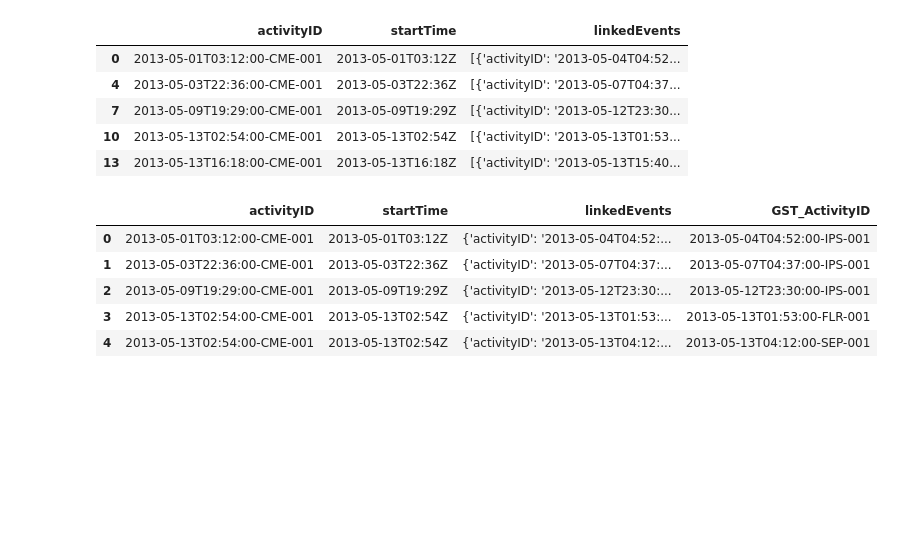
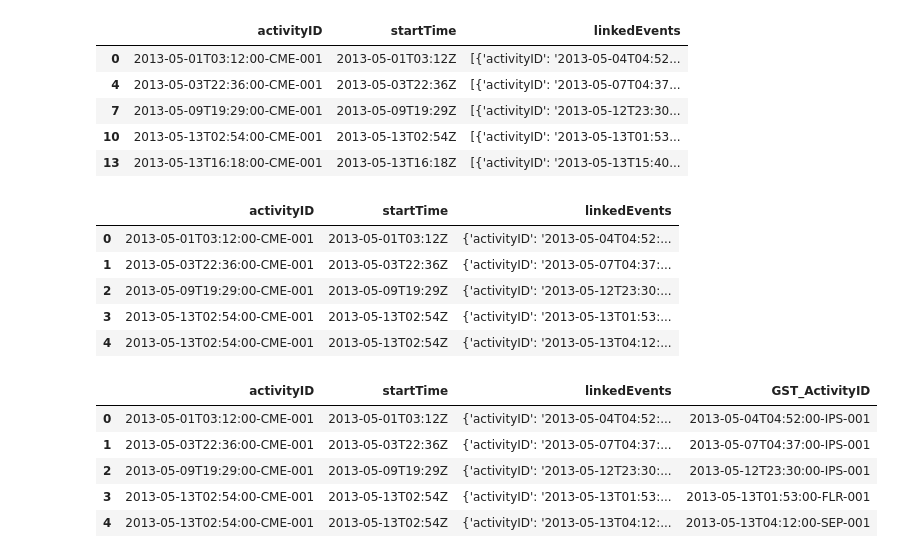
Before and after one commit to charm493/data-sourcing-challenge, a Jupyter notebook: Starter_Code/retrieve_data.ipynb, the cells around one changed output. Cells and saved outputs as stored; diff of their text form; code cells hidden in the pictures; blank space fills up the shorter version.

```diff
--- a/Starter_Code/retrieve_data.ipynb
+++ b/Starter_Code/retrieve_data.ipynb
@@ -64,8 +64,8 @@ print(json.dumps(cme_json[0], indent=4))
 df = pd.DataFrame(cme_json)
 df.head()
 # Keep only the columns: activityID, startTime, linkedEvents
-clear_df = df[["activityID", "startTime", "linkedEvents"]]
-clear_df.head()
+cme_df = df[["activityID", "startTime", "linkedEvents"]]
+cme_df.head()
 # %% [output]
 |  | activityID | startTime | linkedEvents |
 | 0 | 2013-05-01T03:12:00-CME-001 | 2013-05-01T03:12Z | [{'activityID': '2013-05-04T04:52... |
@@ -76,8 +76,8 @@ clear_df.head()
 # %%
 # Notice that the linkedEvents column allows us to identify the corresponding GST
 # Remove rows with missing 'linkedEvents' since we won't be able to assign these to GSTs
-clear_df = clear_df.dropna(subset=["linkedEvents"])
-clear_df.head()
+cme_df = cme_df.dropna(subset=["linkedEvents"])
+cme_df.head()
 # %% [output]
 |  | activityID | startTime | linkedEvents |
 | 0 | 2013-05-01T03:12:00-CME-001 | 2013-05-01T03:12Z | [{'activityID': '2013-05-04T04:52... |
@@ -88,26 +88,34 @@ clear_df.head()
 # %%
 # Notice that the linkedEvents sometimes contains multiple events per row
 # Write a nested for loop that iterates first over each row in the cme DataFrame (using the index)
 # and then iterates over the values in 'linkedEvents'
 # and adds the elements individually to a list of dictionaries where each row is one element
 
 # Initialize an empty list to store the expanded rows
 rows = []
 
 # Iterate over each index in the DataFrame
-for index in clear_df.index:
-    link_events = clear_df.loc[index, "linkedEvents"]
+for index in cme_df.index:
+    link_events = cme_df.loc[index, "linkedEvents"]
 
     # Iterate over each dictionary in the list
     for event in link_events:
 
         # Append a new dictionary to the expanded_rows list for each dictionary item and corresponding 'activityID' and 'startTime' value
-        rows.append({"activityID": clear_df.loc[index, "activityID"],
-                     "startTime": clear_df.loc[index, "startTime"],
+        rows.append({"activityID": cme_df.loc[index, "activityID"],
+                     "startTime": cme_df.loc[index, "startTime"],
                      "linkedEvents": event})
 
 # Create a new DataFrame from the expanded rows
-clear_df = pd.DataFrame(rows)
+cme_df = pd.DataFrame(rows)
+cme_df.head()
+# %% [output]
+|  | activityID | startTime | linkedEvents |
+| 0 | 2013-05-01T03:12:00-CME-001 | 2013-05-01T03:12Z | {'activityID': '2013-05-04T04:52:... |
+| 1 | 2013-05-03T22:36:00-CME-001 | 2013-05-03T22:36Z | {'activityID': '2013-05-07T04:37:... |
+| 2 | 2013-05-09T19:29:00-CME-001 | 2013-05-09T19:29Z | {'activityID': '2013-05-12T23:30:... |
+| 3 | 2013-05-13T02:54:00-CME-001 | 2013-05-13T02:54Z | {'activityID': '2013-05-13T01:53:... |
+| 4 | 2013-05-13T02:54:00-CME-001 | 2013-05-13T02:54Z | {'activityID': '2013-05-13T04:12:... |
 # %%
 # Create a function called extract_activityID_from_dict that takes a dict as input such as in linkedEvents
 # and verify below that it works as expected using one row from linkedEvents as an example
```
Also changed, not shown: parts of 10 cells of this notebook, 2 other files.
